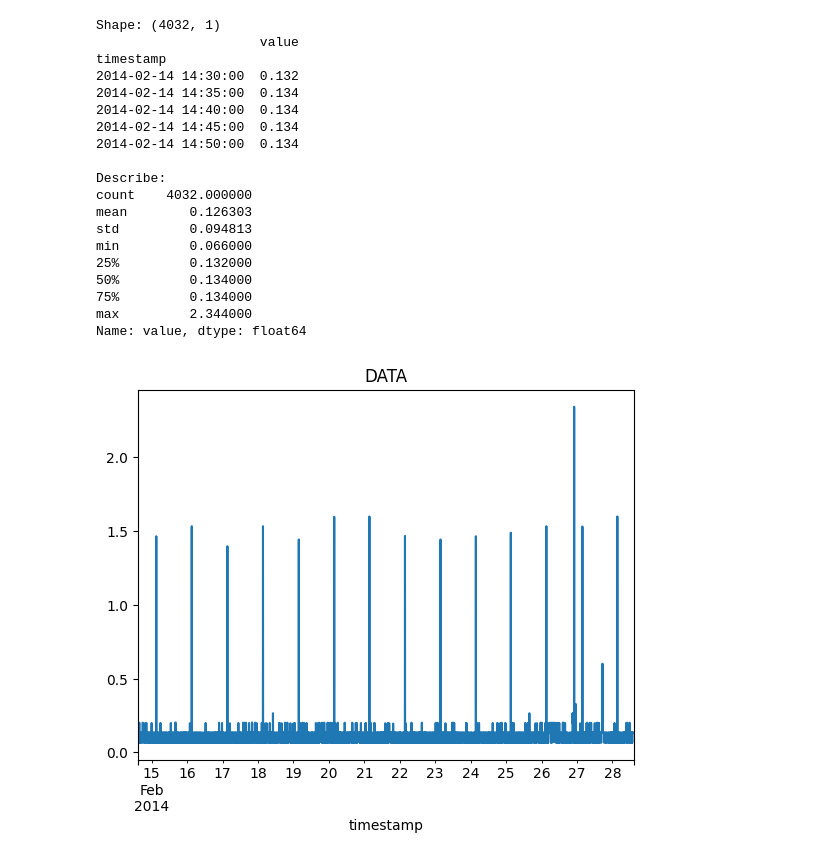
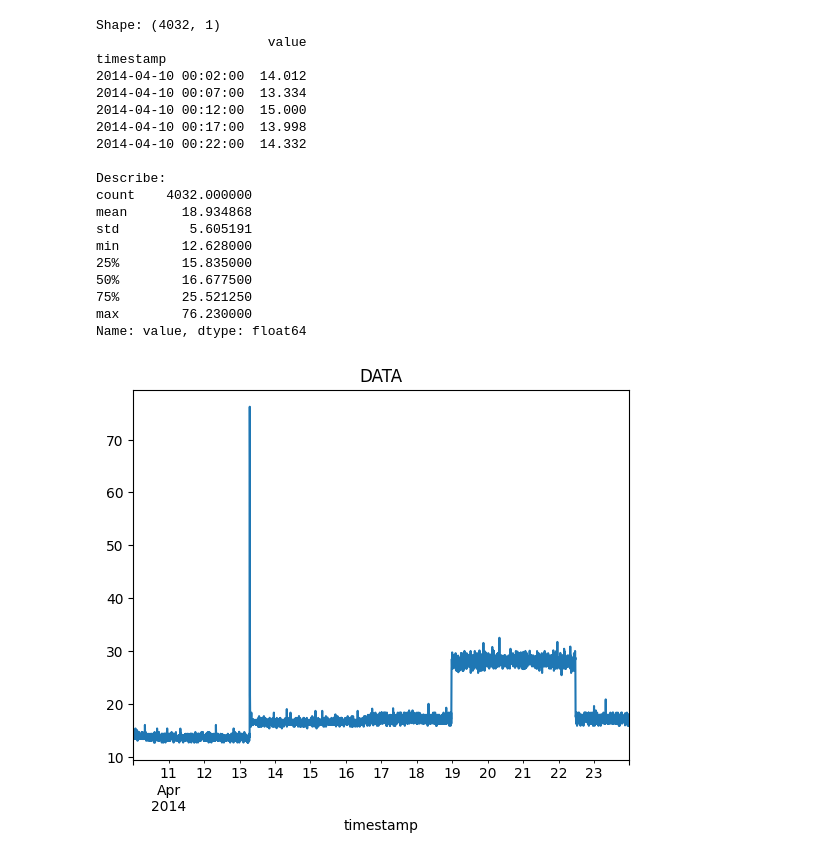
Before and after one commit to korkutanapa/ANOMALY_DETECTION_TDA_YAHOO_DATASET, a Jupyter notebook: anomaly_detection_for_nab.ipynb, the cells around one changed output. Drawn from its saved outputs; the diff is of its cells as text; code cells hidden in the pictures.

```diff
--- a/anomaly_detection_for_nab.ipynb
+++ b/anomaly_detection_for_nab.ipynb
@@ -14,14 +14,11 @@ warnings.filterwarnings("ignore", category=DeprecationWarning)
 import pandas as pd
 from pathlib import Path
 
-CSV_PATH = '/content/ec2_cpu_utilization_24ae8d.csv'
-# The original data file from the NAB dataset (Must exist on disk)
+CSV_PATH = '/content/rds_cpu_utilization_e47b3b.csv'
 DATA_FILE_PATH = CSV_PATH
+NAB_DATASET_KEY = '/realAWSCloudwatch/rds_cpu_utilization_e47b3b.csv'
+LABEL_FILE_PATH = '/content/combined_windows.json'
 LABELS_JSON = '/content/combined_windows.json'
-# The file name relative to the NAB data structure (used to look up labels)
-NAB_DATASET_KEY = '/realAWSCloudwatch/ec2_cpu_utilization_24ae8d.csv'
-LABEL_FILE_PATH = '/content/combined_windows.json'
-# Where to save your synthetic results
 OUTPUT_RESULT_FILE = 'output.csv'
 
 # 1) Basic existence check (nice for Colab)
@@ -46,47 +43,47 @@ if "value" in df.columns:
     value_col = "value"
 else:
     # Fallback: pick the first numeric column that isn't 'timestamp' or 'anomaly'
     numeric_cols = df.select_dtypes(include="number").columns.tolist()
     numeric_cols = [c for c in numeric_cols if c not in ("anomaly",)]
     value_col = numeric_cols[0] if numeric_cols else None
 
 if "timestamp" not in df.columns or value_col is None:
     raise ValueError(f"Unexpected columns: {df.columns.tolist()} — couldn't find timestamp/value.")
 
 # 5) Optional: set index
 df = df.set_index("timestamp").sort_index()
 
 # 6) Quick peek
 print("Shape:", df.shape)
 print(df.head())
 print("\nDescribe:")
 print(df[value_col].describe())
 
 # 7) Optional: quick plot (uncomment if you want a chart)
 import matplotlib.pyplot as plt
 df[value_col].plot(title="DATA")
 plt.show()
 # %% [output]
 Shape: (4032, 1)
-                     value
+                      value
 timestamp
-2014-02-14 14:30:00  0.132
-2014-02-14 14:35:00  0.134
-2014-02-14 14:40:00  0.134
-2014-02-14 14:45:00  0.134
-2014-02-14 14:50:00  0.134
+2014-04-10 00:02:00  14.012
+2014-04-10 00:07:00  13.334
+2014-04-10 00:12:00  15.000
+2014-04-10 00:17:00  13.998
+2014-04-10 00:22:00  14.332
 
 Describe:
 count    4032.000000
-mean        0.126303
-std         0.094813
-min         0.066000
-25%         0.132000
-50%         0.134000
-75%         0.134000
-max         2.344000
+mean       18.934868
+std         5.605191
+min        12.628000
+25%        15.835000
+50%        16.677500
+75%        25.521250
+max        76.230000
 Name: value, dtype: float64
-[figure, old version]
+[figure, new version]
 # %%
 # @title reading NAB anomaly
 
```
Also changed, not shown: parts of 11 cells of this notebook.
